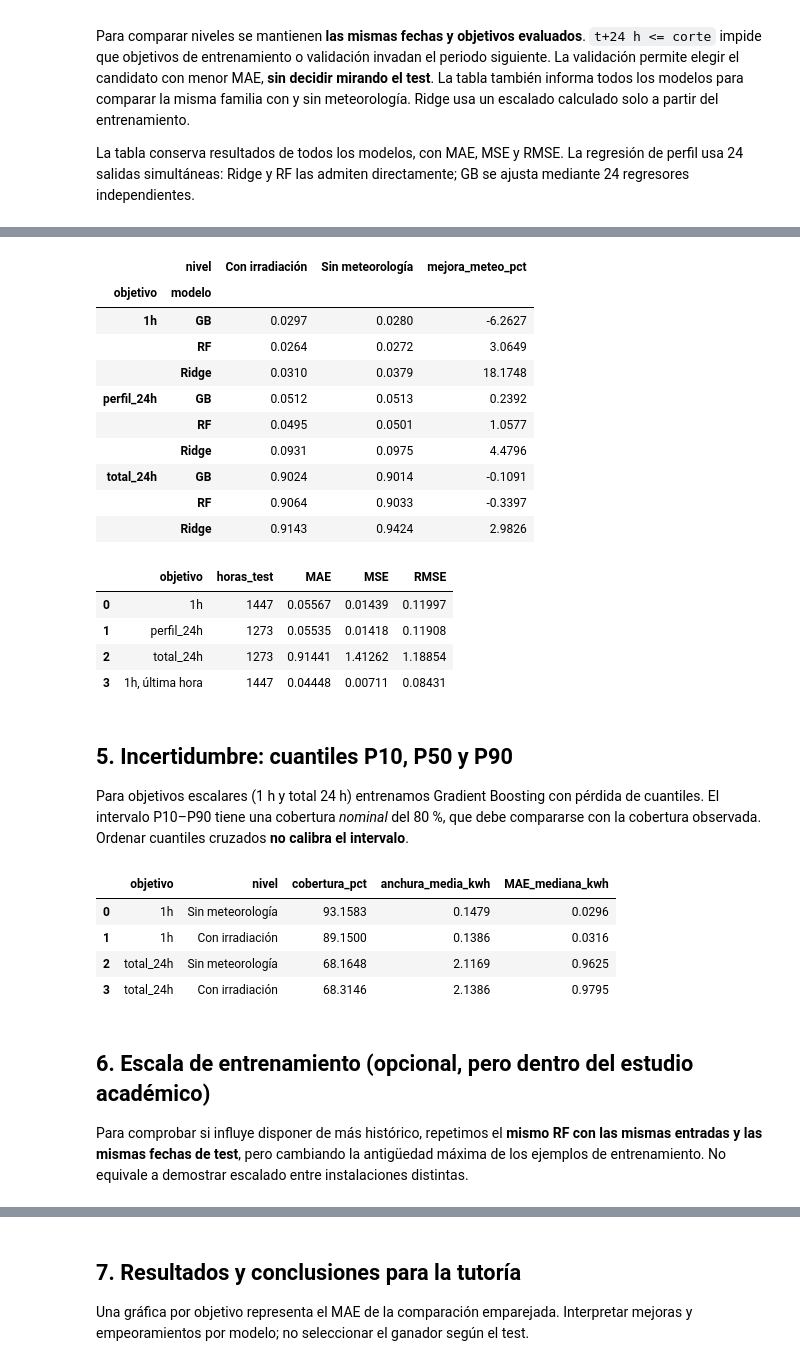
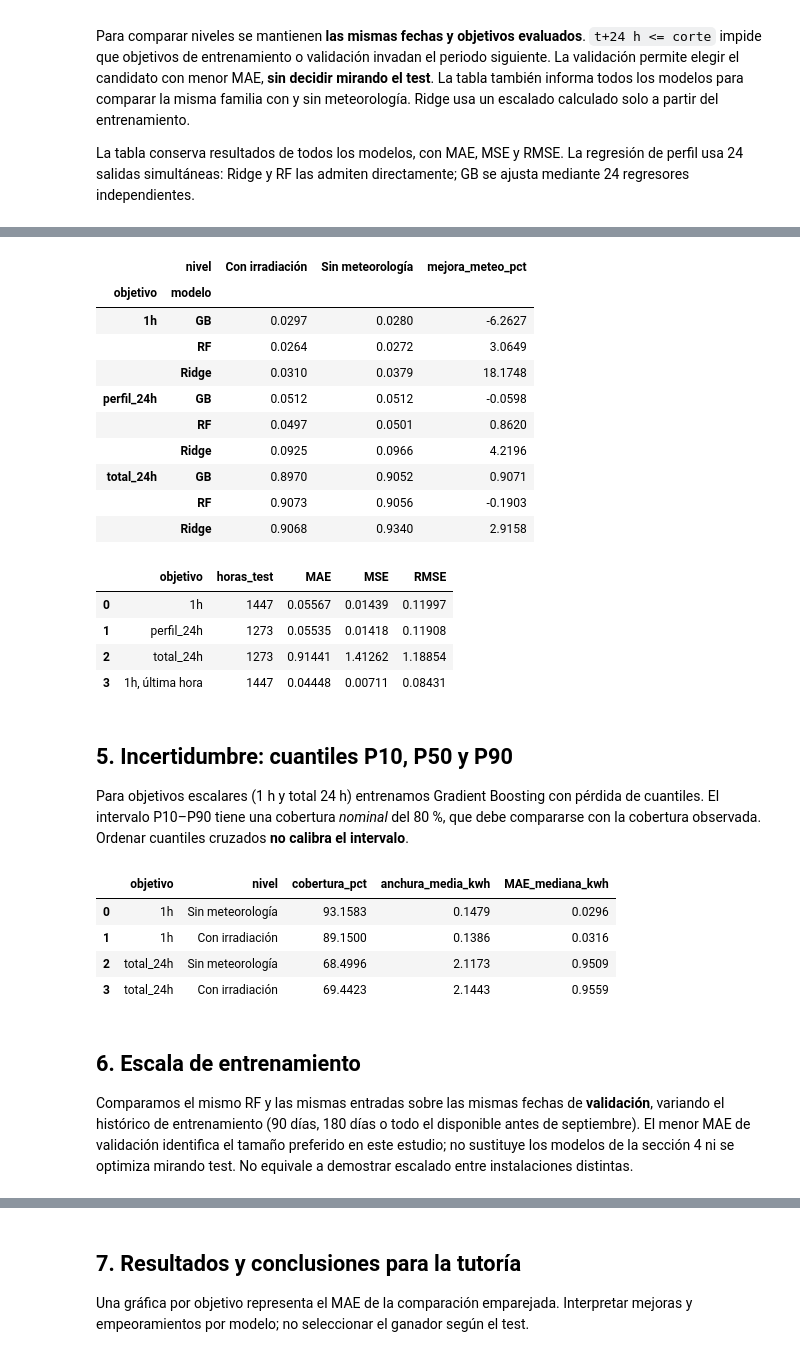
Before and after one commit to alvarofernandezsanchez/fvaa, a Jupyter notebook: notebooks/FVAA_fase1.ipynb, the cells around one changed output, grey strips where cells are left out. Drawn from its saved outputs; the diff is of its cells as text; code cells hidden in the pictures.

Commit message:
Corrige las comparaciones y valida el cierre de la fase 1

```diff
--- a/notebooks/FVAA_fase1.ipynb
+++ b/notebooks/FVAA_fase1.ipynb
@@ -42,10 +42,6 @@ Producción: potencia media en W durante una hora, equivalente a `P_media/1000`
 
 Se mantiene una rejilla horaria completa para que `shift(24)` signifique exactamente un día atrás.
 # %%
-from pathlib import Path
-
-RAW = Path("../data/raw/PTProsumer/PR20")
-
 # PRODUCCIÓN
 produccion = []
 
@@ -58,6 +54,7 @@ for anio in ANIOS:
 
     datos = cargar_produccion(ruta)
     horas = agregar_produccion_horaria(datos)
+    del datos  # Liberar las lecturas por segundo tras agregarlas.
 
     indice = pd.date_range(
         f"{anio}-01-01", f"{anio}-12-31 23:00",
@@ -200,7 +208,11 @@ def errores(y, pred):
 
 
 def dividir(y, h, columnas):
-    validos = X[columnas].notna().all(axis=1) & y.notna().all(axis=1)
+    validos = (
+        X[columnas].notna().all(axis=1)
+        & y.notna().all(axis=1)
+        & referencias["1h" if h == 1 else "perfil_24h"].notna().all(axis=1)
+    )
     fin = X.index + pd.Timedelta(hours=h)
 
     train = validos & (fin <= INICIO_VAL)
@@ -314,57 +330,51 @@ tabla["mejora_meteo_pct"] = 100 * (
 display(tabla.round(4))
 
 
-# PREDICCIONES DE REFERENCIA
-
-referencias = {
-    "1h": energia.shift(24).to_frame("h0"),
-
-    "perfil_24h": pd.DataFrame({
-        f"h{i}": energia.shift(24 - i) for i in range(24)
-    }),
-
-    "total_24h": energia.shift(1).rolling(24).sum().to_frame("total_kwh")
-}
+# REFERENCIAS SOBRE LAS MISMAS MUESTRAS QUE LOS MODELOS
 
 filas = []
 
 for objetivo, pred in referencias.items():
     y = objetivos[objetivo]
     h = 1 if objetivo == "1h" else 24
 
     _, _, test = dividir(y, h, nivel1 + meteo)
-    test = test & pred.notna().all(axis=1)
+    assert pred.loc[test].notna().all().all()
+    assert resultados.loc[
+        (resultados["estudio"] == "historica")
+        & (resultados["objetivo"] == objetivo), "horas_test"
+    ].eq(test.sum()).all()
 
     filas.append({
         "objetivo": objetivo,
         "horas_test": int(test.sum()),
         **errores(y.loc[test], pred.loc[test])
     })
 
 
 # REFERENCIA ADICIONAL: ÚLTIMA HORA OBSERVADA
 
 _, _, test = dividir(objetivos["1h"], 1, nivel1 + meteo)
 
 filas.append({
     "objetivo": "1h, última hora",
     "horas_test": int(test.sum()),
     **errores(objetivos["1h"].loc[test], energia.shift(1).loc[test])
 })
 
 display(pd.DataFrame(filas).round(5))
 # %% [output]
 |  | nivel | Con irradiación | Sin meteorología | mejora_meteo_pct |
 | objetivo | modelo |  |  |  |
 | 1h | GB | 0.0297 | 0.0280 | -6.2627 |
 |  | RF | 0.0264 | 0.0272 | 3.0649 |
 |  | Ridge | 0.0310 | 0.0379 | 18.1748 |
-| perfil_24h | GB | 0.0512 | 0.0513 | 0.2392 |
-|  | RF | 0.0495 | 0.0501 | 1.0577 |
-|  | Ridge | 0.0931 | 0.0975 | 4.4796 |
-| total_24h | GB | 0.9024 | 0.9014 | -0.1091 |
-|  | RF | 0.9064 | 0.9033 | -0.3397 |
-|  | Ridge | 0.9143 | 0.9424 | 2.9826 |
+| perfil_24h | GB | 0.0512 | 0.0512 | -0.0598 |
+|  | RF | 0.0497 | 0.0501 | 0.8620 |
+|  | Ridge | 0.0925 | 0.0966 | 4.2196 |
+| total_24h | GB | 0.8970 | 0.9052 | 0.9071 |
+|  | RF | 0.9073 | 0.9056 | -0.1903 |
+|  | Ridge | 0.9068 | 0.9340 | 2.9158 |
 |  | objetivo | horas_test | MAE | MSE | RMSE |
 | 0 | 1h | 1447 | 0.05567 | 0.01439 | 0.11997 |
 | 1 | perfil_24h | 1273 | 0.05535 | 0.01418 | 0.11908 |
@@ -414,12 +424,12 @@ display(pd.DataFrame(incertidumbre).round(4))
 |  | objetivo | nivel | cobertura_pct | anchura_media_kwh | MAE_mediana_kwh |
 | 0 | 1h | Sin meteorología | 93.1583 | 0.1479 | 0.0296 |
 | 1 | 1h | Con irradiación | 89.1500 | 0.1386 | 0.0316 |
-| 2 | total_24h | Sin meteorología | 68.1648 | 2.1169 | 0.9625 |
-| 3 | total_24h | Con irradiación | 68.3146 | 2.1386 | 0.9795 |
+| 2 | total_24h | Sin meteorología | 68.4996 | 2.1173 | 0.9509 |
+| 3 | total_24h | Con irradiación | 69.4423 | 2.1443 | 0.9559 |
 # %% [markdown]
-## 6. Escala de entrenamiento (opcional, pero dentro del estudio académico)
+## 6. Escala de entrenamiento
 
-Para comprobar si influye disponer de más histórico, repetimos el **mismo RF con las mismas entradas y las mismas fechas de test**, pero cambiando la antigüedad máxima de los ejemplos de entrenamiento. No equivale a demostrar escalado entre instalaciones distintas.
+Comparamos el mismo RF y las mismas entradas sobre las mismas fechas de **validación**, variando el histórico de entrenamiento (90 días, 180 días o todo el disponible antes de septiembre). El menor MAE de validación identifica el tamaño preferido en este estudio; no sustituye los modelos de la sección 4 ni se optimiza mirando test. No equivale a demostrar escalado entre instalaciones distintas.
 # %%
 y = objetivos["1h"]
 columnas = nivel1 + meteo
```
Also changed, not shown: parts of 5 cells of this notebook, 2 other files.
